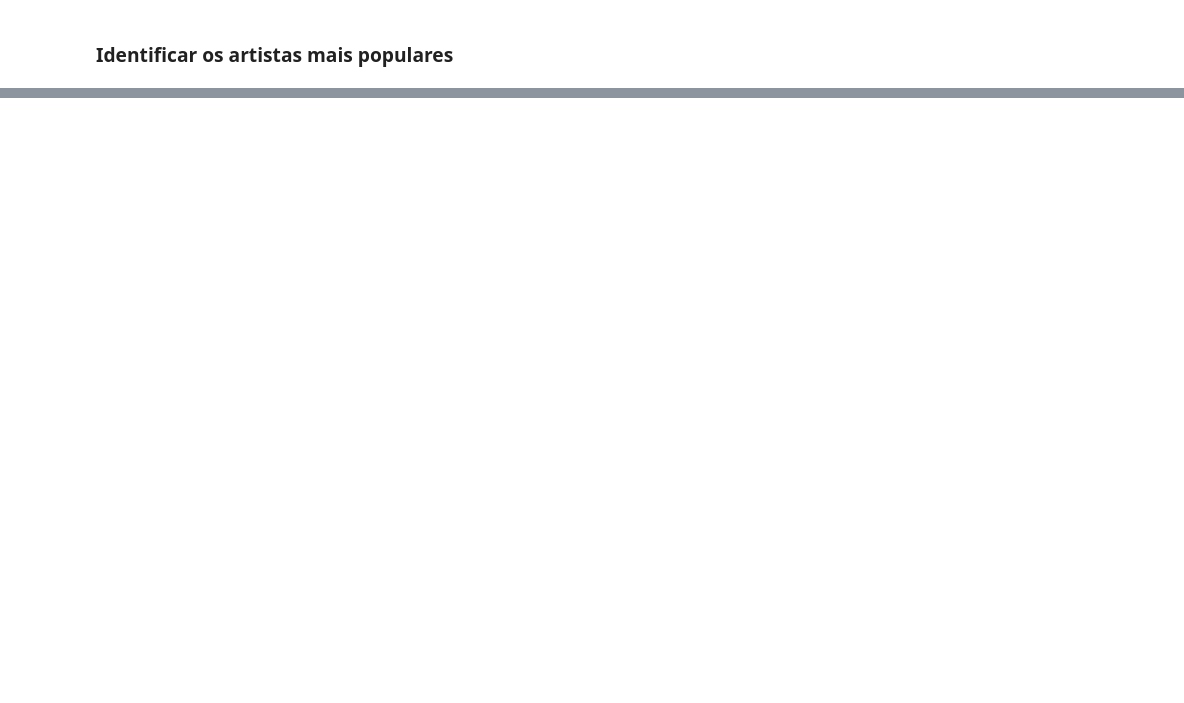
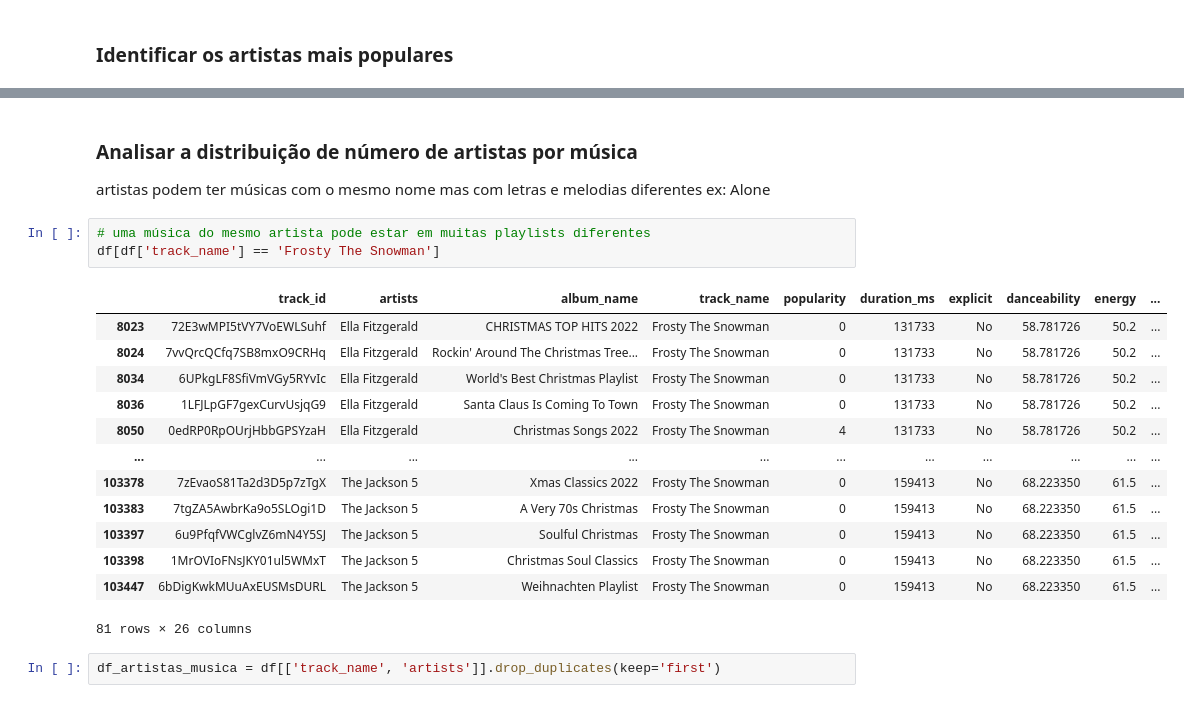
Before and after one commit to alvaroDatlo/analise_spotify, a Jupyter notebook: main.ipynb, the cells around one changed output, grey strips where cells are left out. Saved outputs shown, nothing was run; the diff lists cells and outputs as text; blank space fills up the shorter version.

```diff
--- a/main.ipynb
+++ b/main.ipynb
@@ -115,0 +159,24 @@ df.groupby('artists').popularity.sum().sort_values(ascending=False).head(10)
+# %% [markdown]
+### Analisar a distribuição de número de artistas por música
+
+artistas podem ter músicas com o mesmo nome mas com letras e melodias diferentes
+        ex: Alone
+# %%
+# uma música do mesmo artista pode estar em muitas playlists diferentes
+df[df['track_name'] == 'Frosty The Snowman']
+# %% [output]
+|  | track_id | artists | album_name | track_name | popularity | duration_ms | explicit | danceability | energy | ... |
+| 8023 | 72E3wMPI5tVY7VoEWLSuhf | Ella Fitzgerald | CHRISTMAS TOP HITS 2022 | Frosty The Snowman | 0 | 131733 | No | 58.781726 | 50.2 | ... |
+| 8024 | 7vvQrcQCfq7SB8mxO9CRHq | Ella Fitzgerald | Rockin' Around The Christmas Tree... | Frosty The Snowman | 0 | 131733 | No | 58.781726 | 50.2 | ... |
+| 8034 | 6UPkgLF8SfiVmVGy5RYvIc | Ella Fitzgerald | World's Best Christmas Playlist | Frosty The Snowman | 0 | 131733 | No | 58.781726 | 50.2 | ... |
+| 8036 | 1LFJLpGF7gexCurvUsjqG9 | Ella Fitzgerald | Santa Claus Is Coming To Town | Frosty The Snowman | 0 | 131733 | No | 58.781726 | 50.2 | ... |
+| 8050 | 0edRP0RpOUrjHbbGPSYzaH | Ella Fitzgerald | Christmas Songs 2022 | Frosty The Snowman | 4 | 131733 | No | 58.781726 | 50.2 | ... |
+| ... | ... | ... | ... | ... | ... | ... | ... | ... | ... | ... |
+| 103378 | 7zEvaoS81Ta2d3D5p7zTgX | The Jackson 5 | Xmas Classics 2022 | Frosty The Snowman | 0 | 159413 | No | 68.223350 | 61.5 | ... |
+| 103383 | 7tgZA5AwbrKa9o5SLOgi1D | The Jackson 5 | A Very 70s Christmas | Frosty The Snowman | 0 | 159413 | No | 68.223350 | 61.5 | ... |
+| 103397 | 6u9PfqfVWCglvZ6mN4Y5SJ | The Jackson 5 | Soulful Christmas | Frosty The Snowman | 0 | 159413 | No | 68.223350 | 61.5 | ... |
+| 103398 | 1MrOVIoFNsJKY01ul5WMxT | The Jackson 5 | Christmas Soul Classics | Frosty The Snowman | 0 | 159413 | No | 68.223350 | 61.5 | ... |
+| 103447 | 6bDigKwkMUuAxEUSMsDURL | The Jackson 5 | Weihnachten Playlist | Frosty The Snowman | 0 | 159413 | No | 68.223350 | 61.5 | ... |
+81 rows × 26 columns
+# %%
+df_artistas_musica = df[['track_name', 'artists']].drop_duplicates(keep='first')
```
Also changed, not shown: parts of 14 cells of this notebook.
